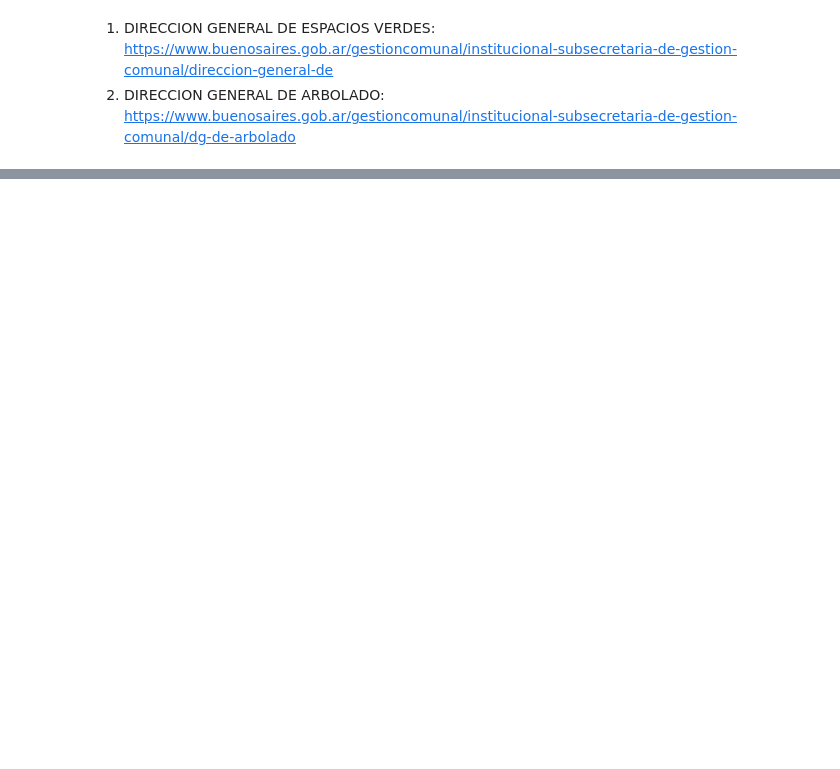
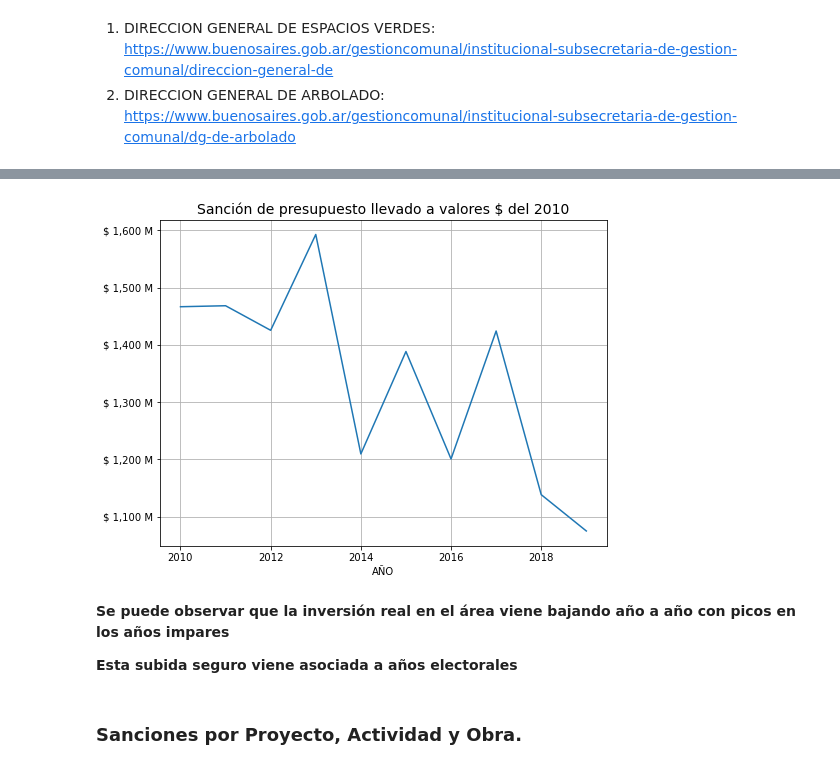
Before and after one commit to tomasdestefano/data_science_clusterai2020_destefano, a Jupyter notebook: presupuestos/eda_presupuestos.ipynb, the cells around one changed output, grey strips where cells are left out. Cells and saved outputs as stored; diff of their text form; code cells hidden in the pictures; blank space fills up the shorter version.

```diff
--- a/presupuestos/eda_presupuestos.ipynb
+++ b/presupuestos/eda_presupuestos.ipynb
@@ -349,0 +281,6 @@ sunburst(arbolado)
+# %%
+presupuestos_llevados_2010 = presupuestos_llevados_2010.reset_index()
+presupuestos_llevados_2010.columns = ['AÑO', 'SANCION']
+presupuestos_llevados_2010['SANCION_repr'] = repr_high_values(presupuestos_llevados_2010['SANCION'])
+# %%
+presupuestos_llevados_2010.set_index('AÑO').T
@@ -349,0 +291,15 @@ sunburst(arbolado)
+# %%
+g = presupuestos_llevados_2010.plot(figsize=(8, 6))
+
+ylabels = ['$ {:,.0f}'.format(x) + ' M' for x in g.get_yticks()/1000000];
+g.set_yticklabels(ylabels);
+plt.title("Sanción de presupuesto llevado a valores $ del 2010", fontsize=14);
+plt.grid(True);
+# %% [output]
+[figure, added]
+# %% [markdown]
+**Se puede observar que la inversión real en el área viene bajando año a año con picos en los años impares**
+
+**Esta subida seguro viene asociada a años electorales**
+# %% [markdown]
+### Sanciones por Proyecto, Actividad y Obra.
```
Also changed, not shown: parts of 84 cells of this notebook, 1 other file.
